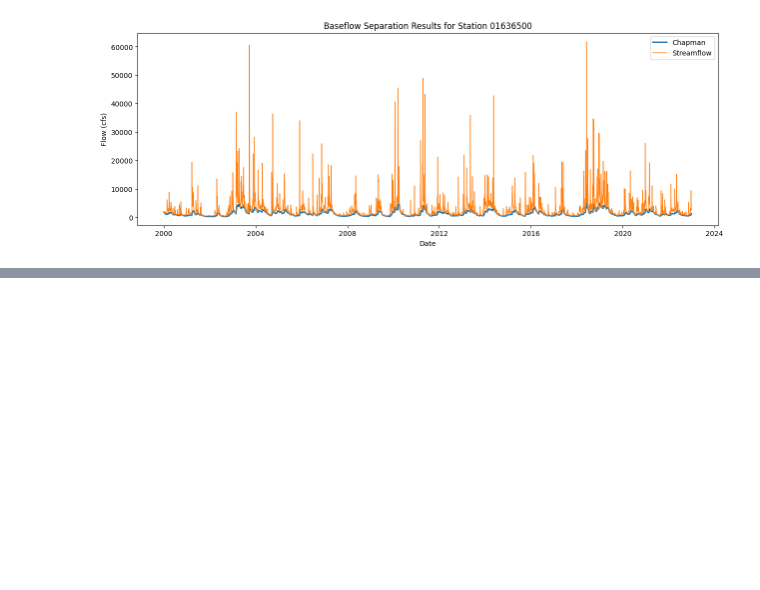
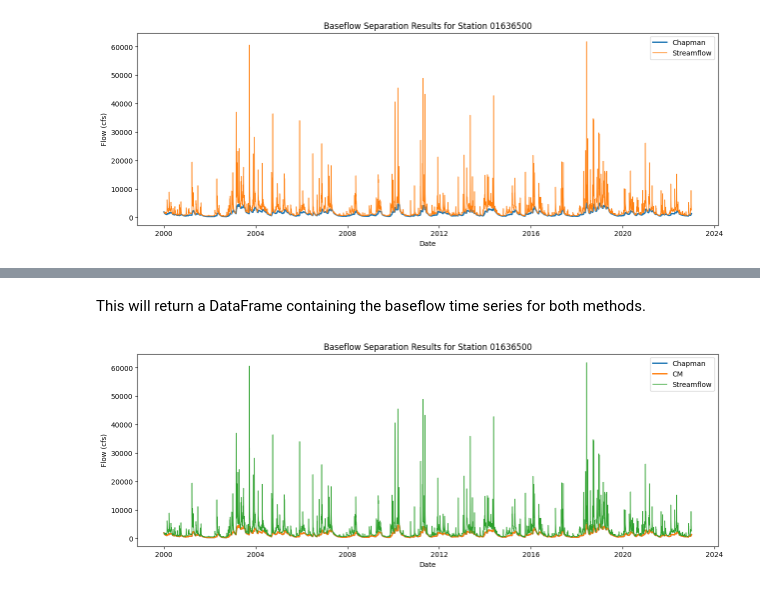
Before and after one commit to BYU-Hydroinformatics/baseflow-notebooks, a Jupyter notebook: baseflow_single_station.ipynb, the cells around one changed output, grey strips where cells are left out. Saved outputs shown, nothing was run; the diff lists cells and outputs as text; code cells hidden in the pictures; blank space fills up the shorter version.

Commit message:
troubleshooting. fixed that the df was called in the wrong column name. Also, add a new example that use multi methods at one single station.

```diff
--- a/baseflow_single_station.ipynb
+++ b/baseflow_single_station.ipynb
@@ -272,0 +296,3 @@ ax.set_title(f'Baseflow Separation Results for Station {station_number}');
+# %%
+result2 = single_station(df['Discharge (cfs)'], method=['Chapman','CM'], return_kge=False)
+print(result2)
@@ -272,0 +315,16 @@ ax.set_title(f'Baseflow Separation Results for Station {station_number}');
+# %% [markdown]
+This will return a DataFrame containing the baseflow time series for both methods.
+# %%
+chapman_cm_baseflow = result2[0]  # Access the first element of the tuple
+
+# Plot the results
+fig, ax = plt.subplots(figsize=(15, 5))
+ax.plot(df.index, chapman_cm_baseflow['Chapman'], label='Chapman', linewidth=2)  # Use the extracted baseflow
+ax.plot(df.index, chapman_cm_baseflow['CM'], label='CM', linewidth=2)  # Use the extracted baseflow
+ax.plot(df.index, df['Discharge (cfs)'], label='Streamflow', linewidth=1)
+ax.legend()
+ax.set_xlabel('Date')
+ax.set_ylabel('Flow (cfs)')
+ax.set_title(f'Baseflow Separation Results for Station {station_number}');
+# %% [output]
+[figure, added]
```
Also changed, not shown: parts of 8 cells of this notebook.
